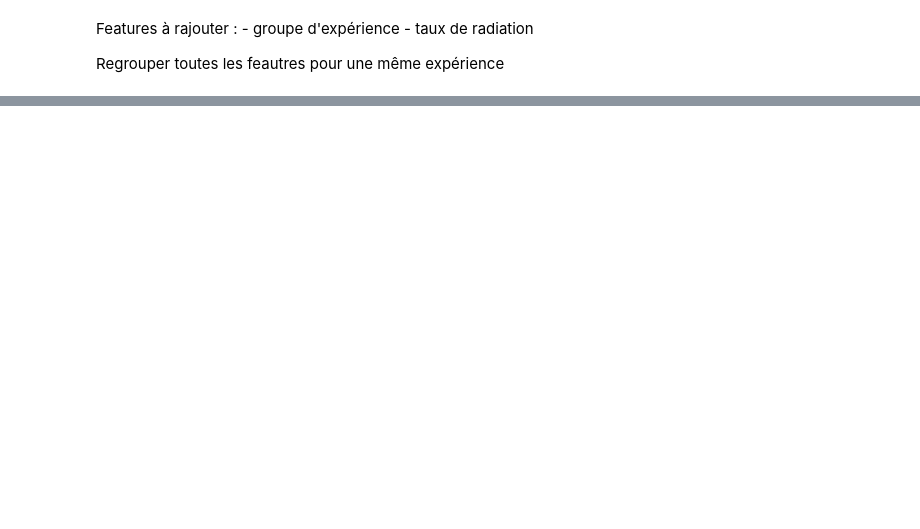
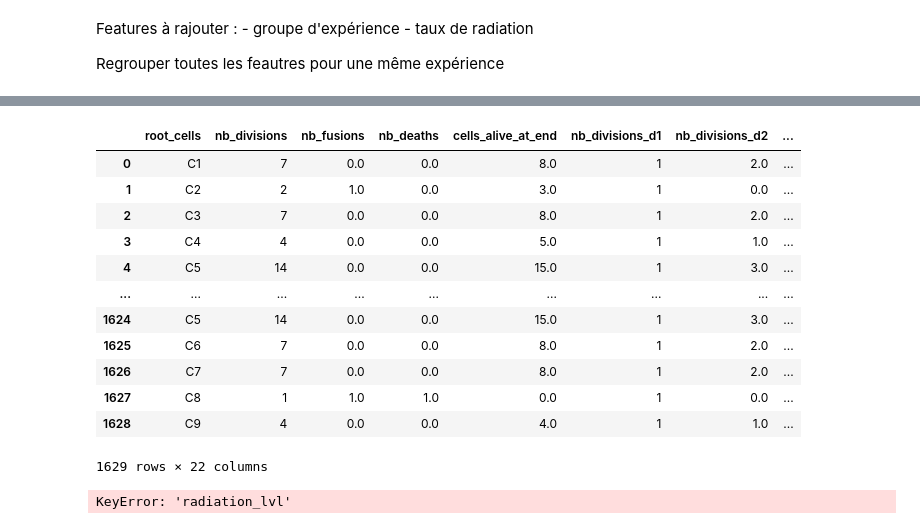
Before and after one commit to Valentin-Molina/ecn_radiobiology, a Jupyter notebook: notebook/Noe_cell_lineage.ipynb, the cells around one changed output, grey strips where cells are left out. Cells and saved outputs as stored; diff of their text form; code cells hidden in the pictures; blank space fills up the shorter version.

Commit message:
Updated cell_lineage

```diff
--- a/notebook/Noe_cell_lineage.ipynb
+++ b/notebook/Noe_cell_lineage.ipynb
@@ -93,6 +89,3 @@ features
 | 6 | C7 |
 | 7 | C8 |
 | 8 | C9 |
-# %%
-features['nb_divisions'] = trees.loc[trees.event=='div'].groupby(['root_cell']).root_cell.count().tolist()
-features
@@ -229,3 +91,0 @@ features
-# %%
-features['proba_cell_alive'] = features.cells_alive_at_end / (features.nb_divisions + 1)
-features
@@ -307,0 +168,4 @@ Regrouper toutes les feautres pour une même expérience
+# %%
+files = import_files(path)
+
+files
@@ -307,0 +186,47 @@ Regrouper toutes les feautres pour une même expérience
+# %%
+def cell_lineage(path):
+
+    files = import_files(path)
+
+    cl = pd.DataFrame()
+
+    for file in files.itertuples():
+
+        file_path = path + "/" + file.code_file + ".csv"
+
+        exp = pd.read_csv(file_path, converters = {"input" : str_to_numpy, "output" : str_to_numpy})
+
+
+        feature = cell_lineage_exp(exp)
+
+        #feature = feature.insert(0, "radiation_lvl", file.radiation_level)
+
+        feature['radiation_lvl'] = 'patate'
+        #feature = feature.insert(0, "exp_group", file.group)
+
+        cl = cl.append(features, ignore_index=True)
+
+
+    return cl
+# %%
+cl = cell_lineage(path)
+
+cl
+# %% [output]
+|  | root_cells | nb_divisions | nb_fusions | nb_deaths | cells_alive_at_end | nb_divisions_d1 | nb_divisions_d2 | ... |
+| 0 | C1 | 7 | 0.0 | 0.0 | 8.0 | 1 | 2.0 | ... |
+| 1 | C2 | 2 | 1.0 | 0.0 | 3.0 | 1 | 0.0 | ... |
+| 2 | C3 | 7 | 0.0 | 0.0 | 8.0 | 1 | 2.0 | ... |
+| 3 | C4 | 4 | 0.0 | 0.0 | 5.0 | 1 | 1.0 | ... |
+| 4 | C5 | 14 | 0.0 | 0.0 | 15.0 | 1 | 3.0 | ... |
+| ... | ... | ... | ... | ... | ... | ... | ... | ... |
+| 1624 | C5 | 14 | 0.0 | 0.0 | 15.0 | 1 | 3.0 | ... |
+| 1625 | C6 | 7 | 0.0 | 0.0 | 8.0 | 1 | 2.0 | ... |
+| 1626 | C7 | 7 | 0.0 | 0.0 | 8.0 | 1 | 2.0 | ... |
+| 1627 | C8 | 1 | 1.0 | 1.0 | 0.0 | 1 | 0.0 | ... |
+| 1628 | C9 | 4 | 0.0 | 0.0 | 4.0 | 1 | 1.0 | ... |
+1629 rows × 22 columns
+# %%
+cl['radiation_lvl']
+# %% [output]
+KeyError: 'radiation_lvl'
```
Also changed, not shown: parts of 18 cells of this notebook.
